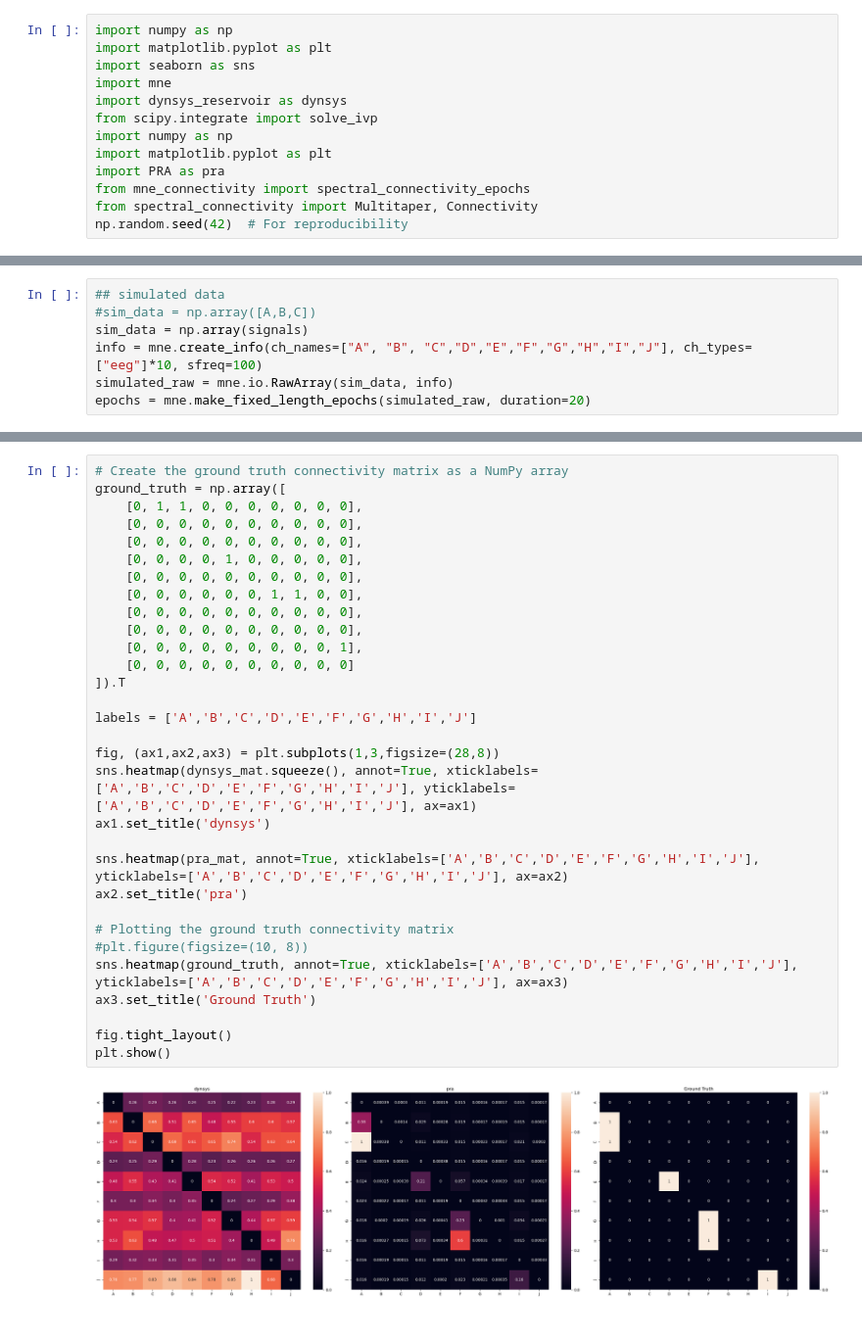
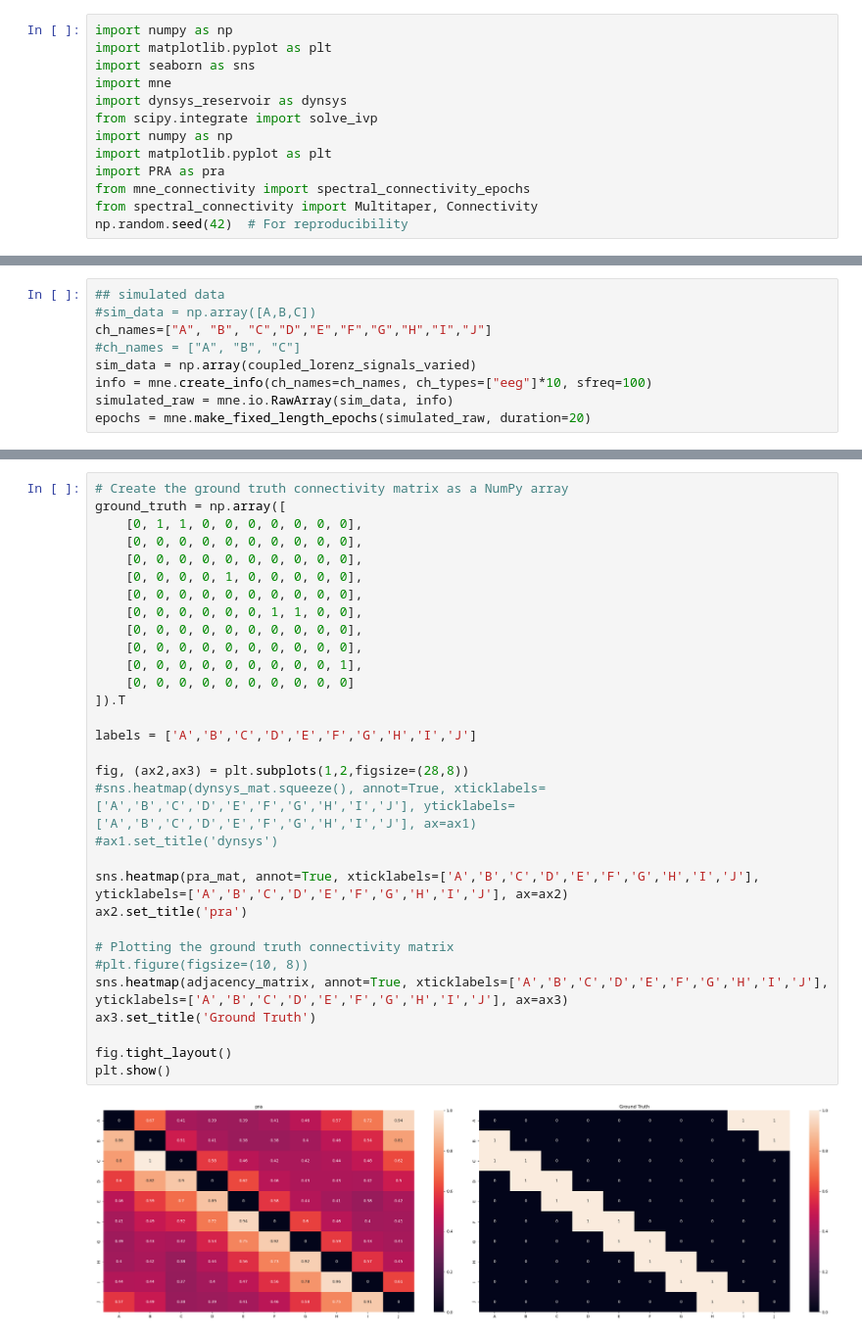
Before and after one commit to econnerty/functional-connectivity, a Jupyter notebook: dynamic_signals.ipynb, the cells around one changed output, grey strips where cells are left out. Shown at 98% size. Saved outputs shown, nothing was run; the diff lists cells and outputs as text.

```diff
--- a/dynamic_signals.ipynb
+++ b/dynamic_signals.ipynb
@@ -99,8 +157,10 @@ plt.show()"""
 # %%
 ## simulated data
 #sim_data = np.array([A,B,C])
-sim_data = np.array(signals)
-info = mne.create_info(ch_names=["A", "B", "C","D","E","F","G","H","I","J"], ch_types=["eeg"]*10, sfreq=100)
+ch_names=["A", "B", "C","D","E","F","G","H","I","J"]
+#ch_names = ["A", "B", "C"]
+sim_data = np.array(coupled_lorenz_signals_varied)
+info = mne.create_info(ch_names=ch_names, ch_types=["eeg"]*10, sfreq=100)
 simulated_raw = mne.io.RawArray(sim_data, info)
 epochs = mne.make_fixed_length_epochs(simulated_raw, duration=20)
 # %% [output]
@@ -173,34 +250,34 @@ Using data from preloaded Raw for 5 events and 2000 original time points ...
 # %%
 # Create the ground truth connectivity matrix as a NumPy array
 ground_truth = np.array([
     [0, 1, 1, 0, 0, 0, 0, 0, 0, 0],
     [0, 0, 0, 0, 0, 0, 0, 0, 0, 0],
     [0, 0, 0, 0, 0, 0, 0, 0, 0, 0],
     [0, 0, 0, 0, 1, 0, 0, 0, 0, 0],
     [0, 0, 0, 0, 0, 0, 0, 0, 0, 0],
     [0, 0, 0, 0, 0, 0, 1, 1, 0, 0],
     [0, 0, 0, 0, 0, 0, 0, 0, 0, 0],
     [0, 0, 0, 0, 0, 0, 0, 0, 0, 0],
     [0, 0, 0, 0, 0, 0, 0, 0, 0, 1],
     [0, 0, 0, 0, 0, 0, 0, 0, 0, 0]
 ]).T
 
 labels = ['A','B','C','D','E','F','G','H','I','J']
 
-fig, (ax1,ax2,ax3) = plt.subplots(1,3,figsize=(28,8))
-sns.heatmap(dynsys_mat.squeeze(), annot=True, xticklabels=['A','B','C','D','E','F','G','H','I','J'], yticklabels=['A','B','C','D','E','F','G','H','I','J'], ax=ax1)
-ax1.set_title('dynsys')
+fig, (ax2,ax3) = plt.subplots(1,2,figsize=(28,8))
+#sns.heatmap(dynsys_mat.squeeze(), annot=True, xticklabels=['A','B','C','D','E','F','G','H','I','J'], yticklabels=['A','B','C','D','E','F','G','H','I','J'], ax=ax1)
+#ax1.set_title('dynsys')
 
 sns.heatmap(pra_mat, annot=True, xticklabels=['A','B','C','D','E','F','G','H','I','J'], yticklabels=['A','B','C','D','E','F','G','H','I','J'], ax=ax2)
 ax2.set_title('pra')
 
 # Plotting the ground truth connectivity matrix
 #plt.figure(figsize=(10, 8))
-sns.heatmap(ground_truth, annot=True, xticklabels=['A','B','C','D','E','F','G','H','I','J'], yticklabels=['A','B','C','D','E','F','G','H','I','J'], ax=ax3)
+sns.heatmap(adjacency_matrix, annot=True, xticklabels=['A','B','C','D','E','F','G','H','I','J'], yticklabels=['A','B','C','D','E','F','G','H','I','J'], ax=ax3)
 ax3.set_title('Ground Truth')
 
 fig.tight_layout()
 plt.show()
 # %% [output]
-[figure, old version]
+[figure, new version]
 # %%
```
Also changed, not shown: parts of 8 cells of this notebook, 7 other files.
